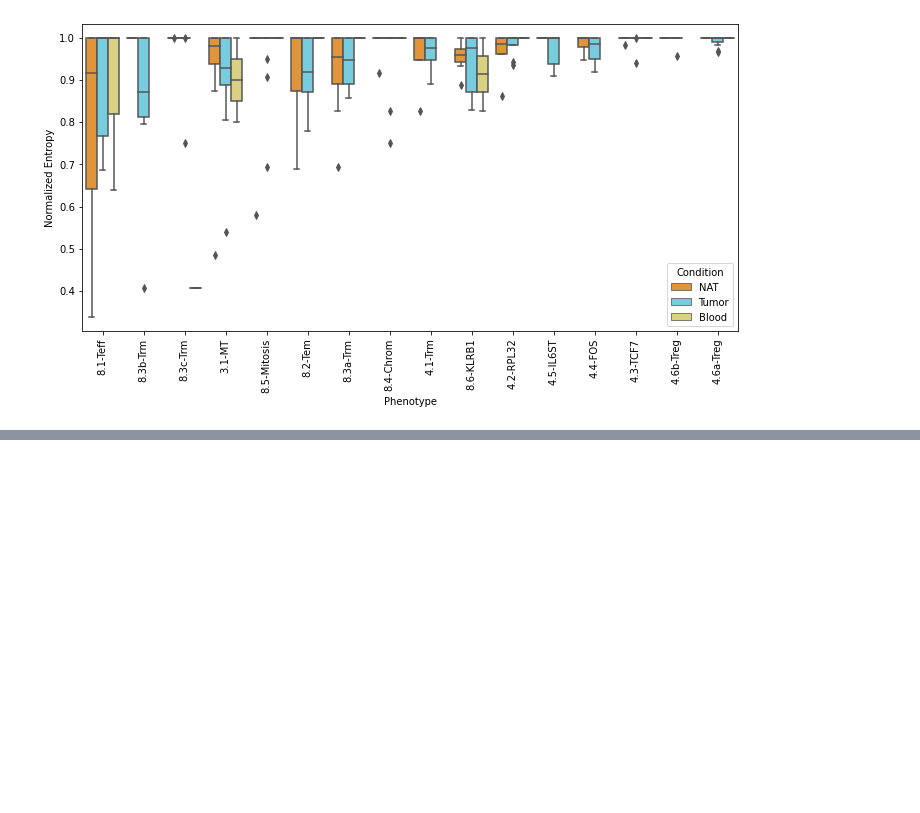
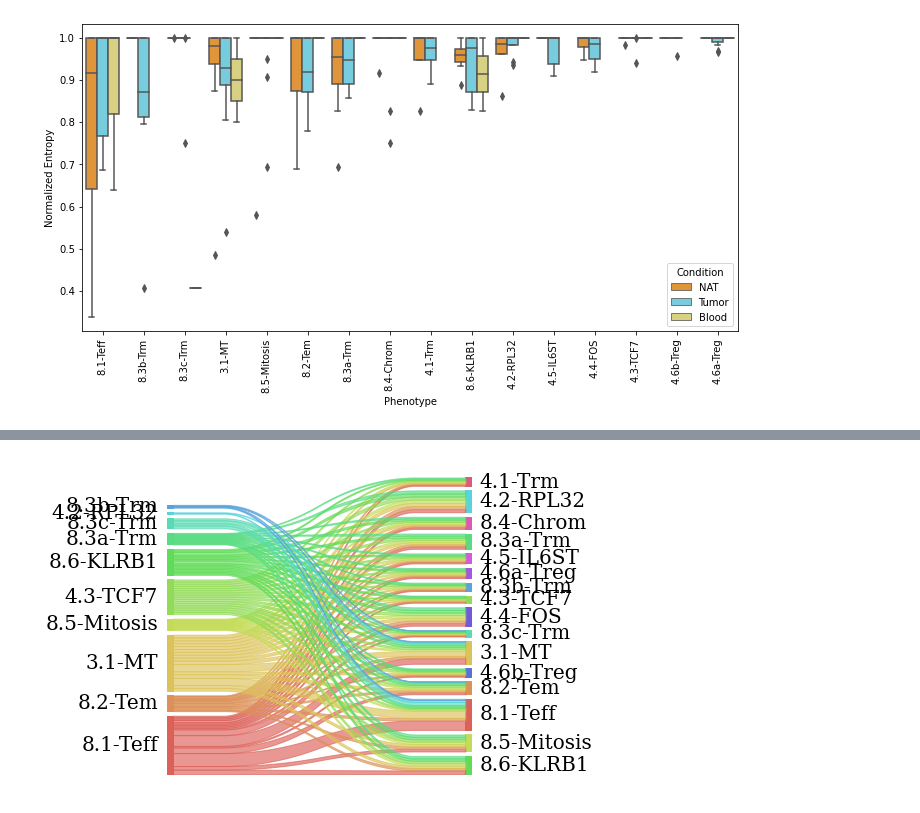
Before and after one commit to nceglia/tcri, a Jupyter notebook: example/example.ipynb, the cells around one changed output, grey strips where cells are left out. Drawn from its saved outputs; the diff is of its cells as text; code cells hidden in the pictures; blank space fills up the shorter version.

Commit message:
figure and example code

```diff
--- a/example/example.ipynb
+++ b/example/example.ipynb
@@ -194,0 +139,4 @@ df = plot_phenotypic_entropy(adata)
+# %%
+sc.pl.phenotypic_flux(adata,from_this="NAT",to_this="Tumor")
+# %% [output]
+[figure, added]
```
Also changed, not shown: parts of 18 cells of this notebook, 1 other file.
